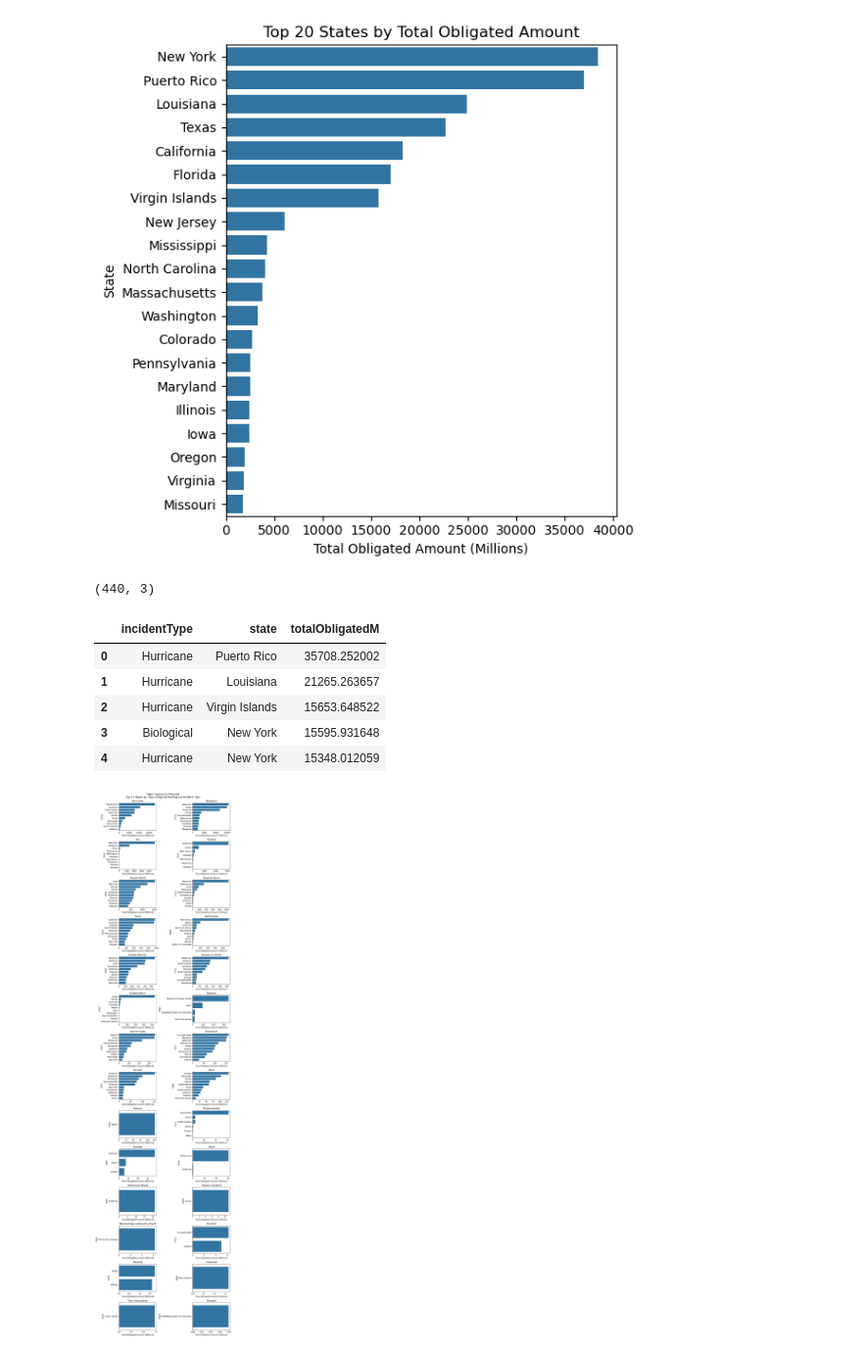
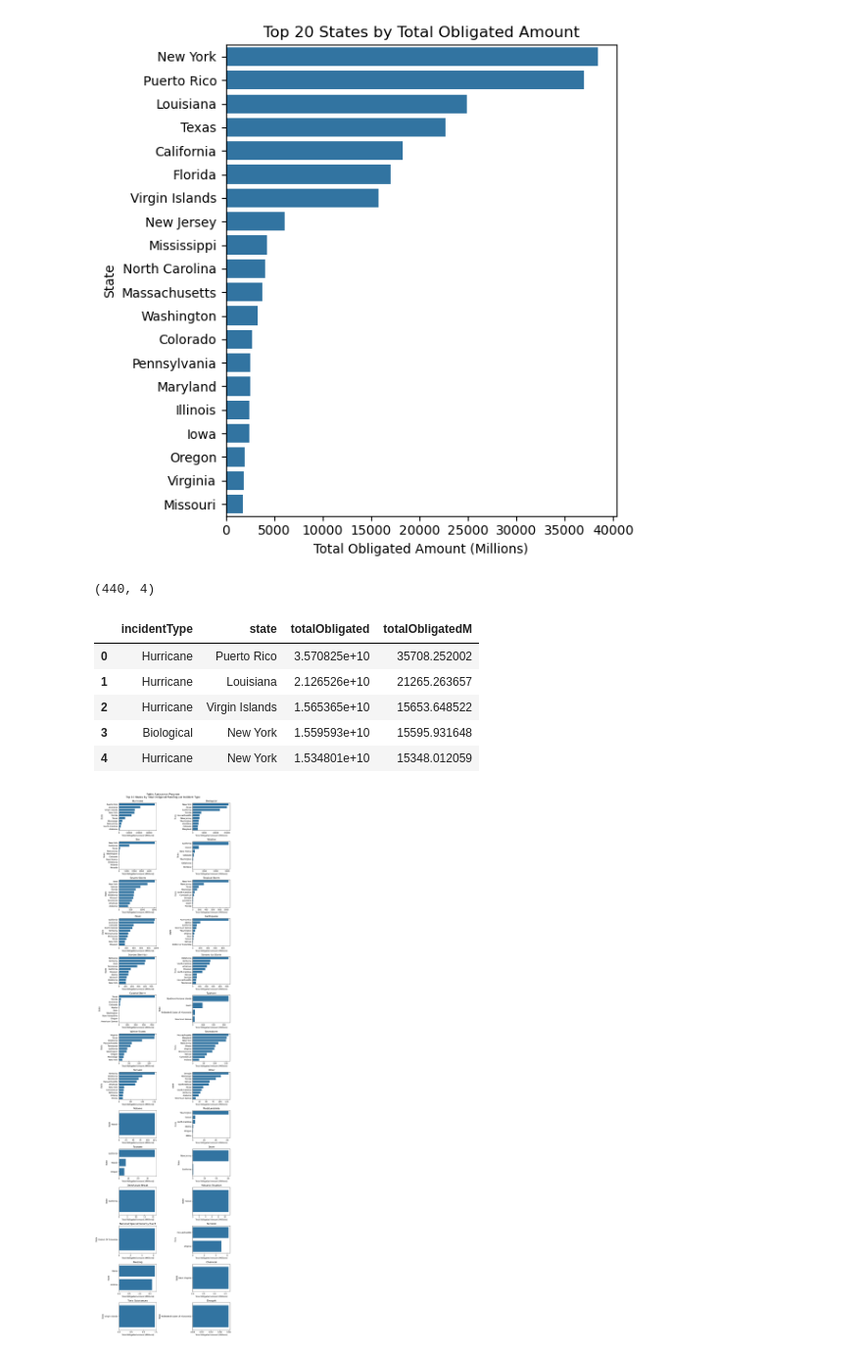
Before and after one commit to mebauer/fema-disaster-information, a Jupyter notebook: figures.ipynb, the cells around one changed output. Shown at 98% size. Cells and saved outputs as stored; diff of their text form; code cells hidden in the pictures.

```diff
--- a/figures.ipynb
+++ b/figures.ipynb
@@ -497,26 +523,27 @@ plt.tight_layout()
 # %%
 sql = """
     SELECT
         incidentType,
         state,
+        SUM(totalObligated) AS totalObligated,
         SUM(totalObligated) / 1_000_000 AS totalObligatedM
     FROM
         public_assistance
     GROUP BY 1, 2
-    ORDER BY
-        totalObligatedM DESC
+    ORDER BY totalObligatedM DESC
 """
 
 incident_state_df = con.sql(sql).df()
 
+# sanity check
 print(incident_state_df.shape)
 incident_state_df.head()
 # %% [output]
-(440, 3)
+(440, 4)
-|  | incidentType | state | totalObligatedM |
-| 0 | Hurricane | Puerto Rico | 35708.252002 |
-| 1 | Hurricane | Louisiana | 21265.263657 |
-| 2 | Hurricane | Virgin Islands | 15653.648522 |
-| 3 | Biological | New York | 15595.931648 |
-| 4 | Hurricane | New York | 15348.012059 |
+|  | incidentType | state | totalObligated | totalObligatedM |
+| 0 | Hurricane | Puerto Rico | 3.570825e+10 | 35708.252002 |
+| 1 | Hurricane | Louisiana | 2.126526e+10 | 21265.263657 |
+| 2 | Hurricane | Virgin Islands | 1.565365e+10 | 15653.648522 |
+| 3 | Biological | New York | 1.559593e+10 | 15595.931648 |
+| 4 | Hurricane | New York | 1.534801e+10 | 15348.012059 |
 # %%
```
Also changed, not shown: parts of 23 cells of this notebook, 1 other file.
